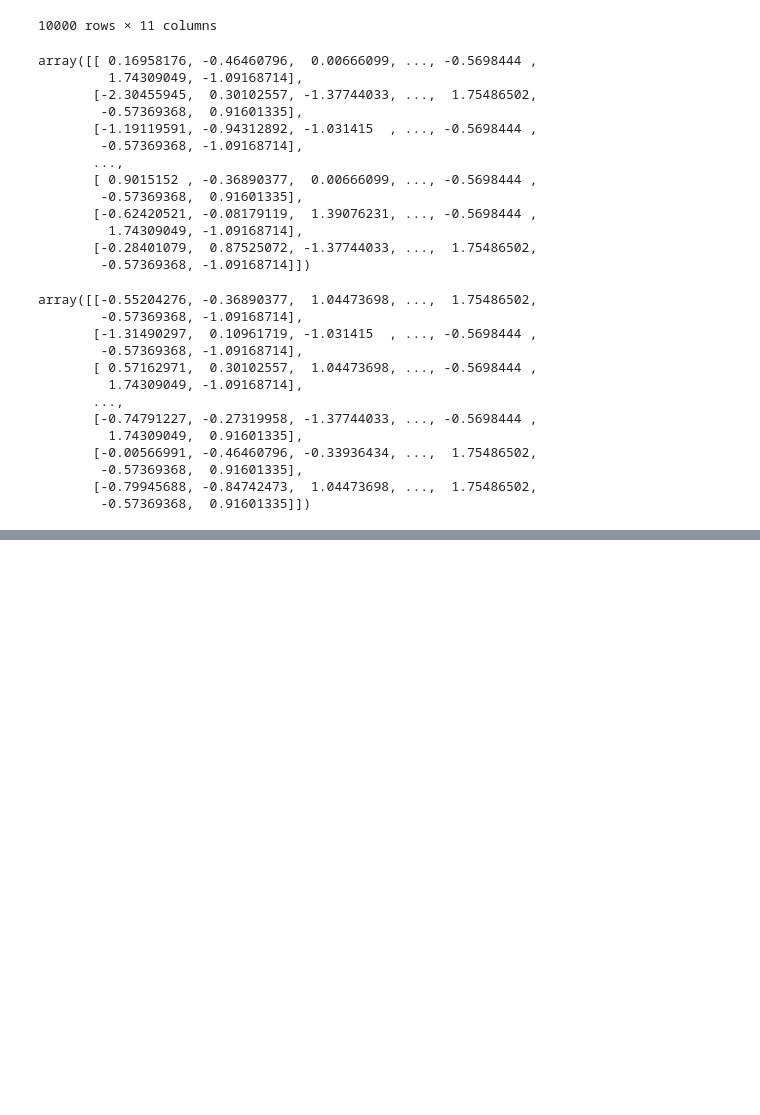
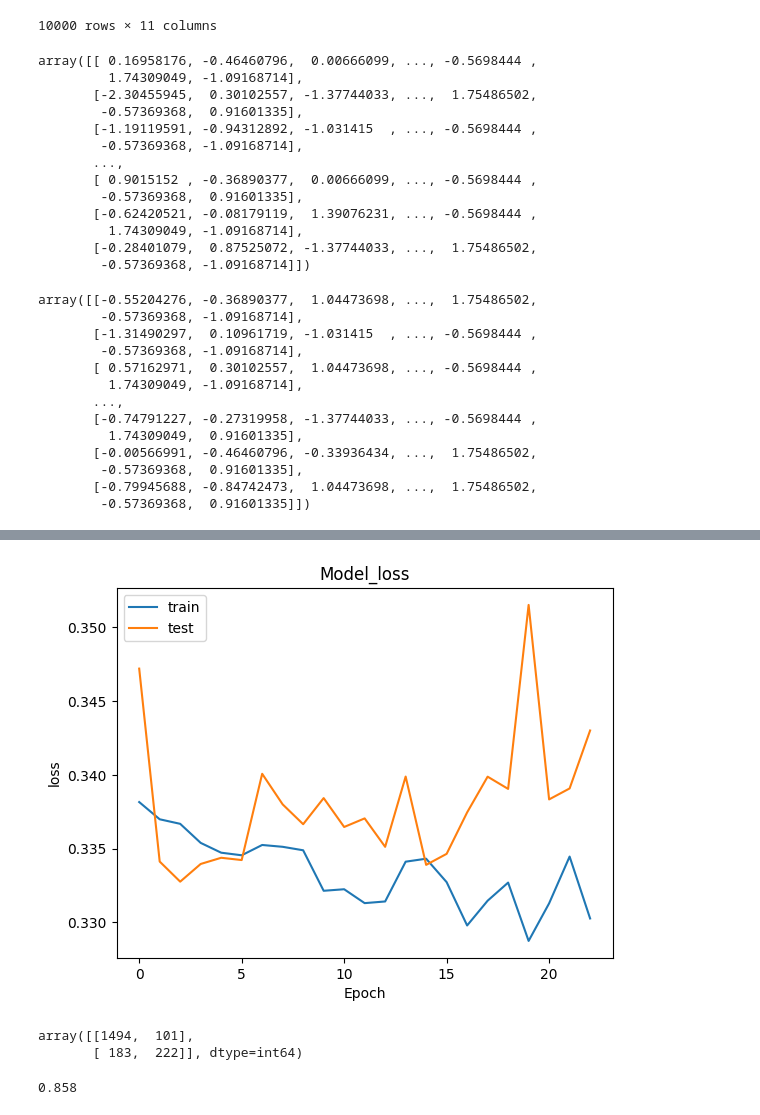
Before and after one commit to FazlullahBokhari/deep-learning-, a Jupyter notebook: ANN.ipynb, the cells around one changed output, grey strips where cells are left out. Cells and saved outputs as stored; diff of their text form; code cells hidden in the pictures; blank space fills up the shorter version.

```diff
--- a/ANN.ipynb
+++ b/ANN.ipynb
@@ -346,0 +303,11 @@ classifier.get_weights()
+# %%
+# summarize history for loss
+plt.plot(model_history.history['loss'])
+plt.plot(model_history.history['val_loss'])
+plt.title('Model_loss')
+plt.ylabel('loss')
+plt.xlabel('Epoch')
+plt.legend(['train','test'], loc='upper left')
+plt.show()
+# %% [output]
+[figure, added]
@@ -346,0 +320,9 @@ classifier.get_weights()
+# %%
+#Make the confusion matrix
+from sklearn.metrics import confusion_matrix
+
+cm = confusion_matrix(y_true=y_test,y_pred=y_pred)
+cm
+# %% [output]
+array([[1494,  101],
+       [ 183,  222]], dtype=int64)
@@ -346,0 +333,4 @@ classifier.get_weights()
+# %%
+score
+# %% [output]
+0.858
```
Also changed, not shown: parts of 55 cells of this notebook, 7 other files.
